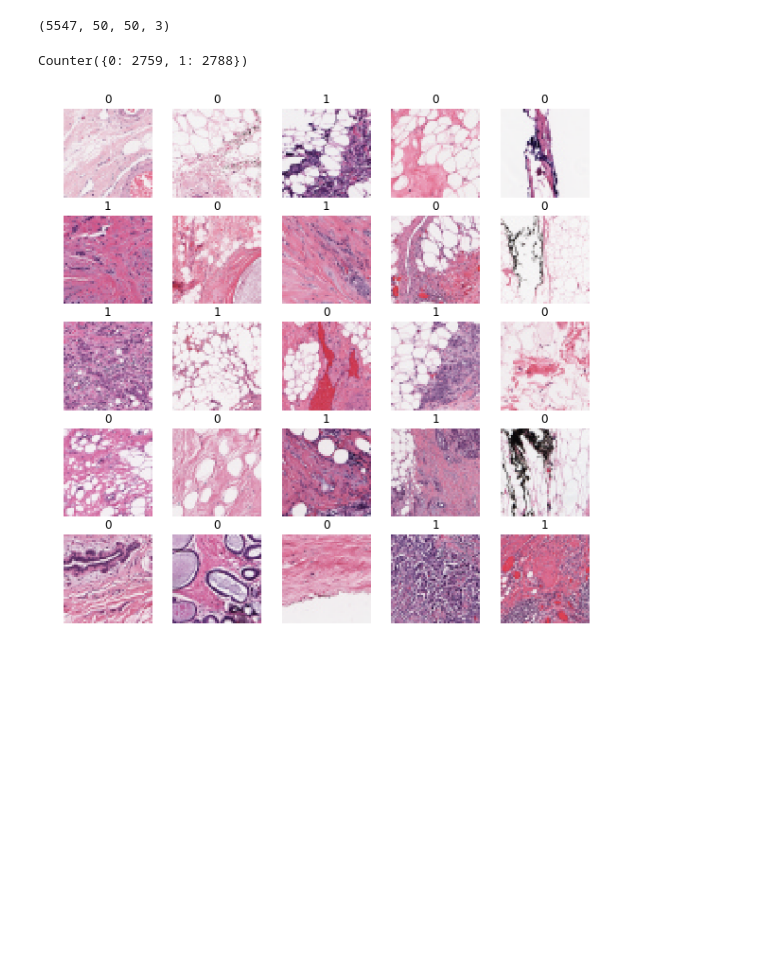
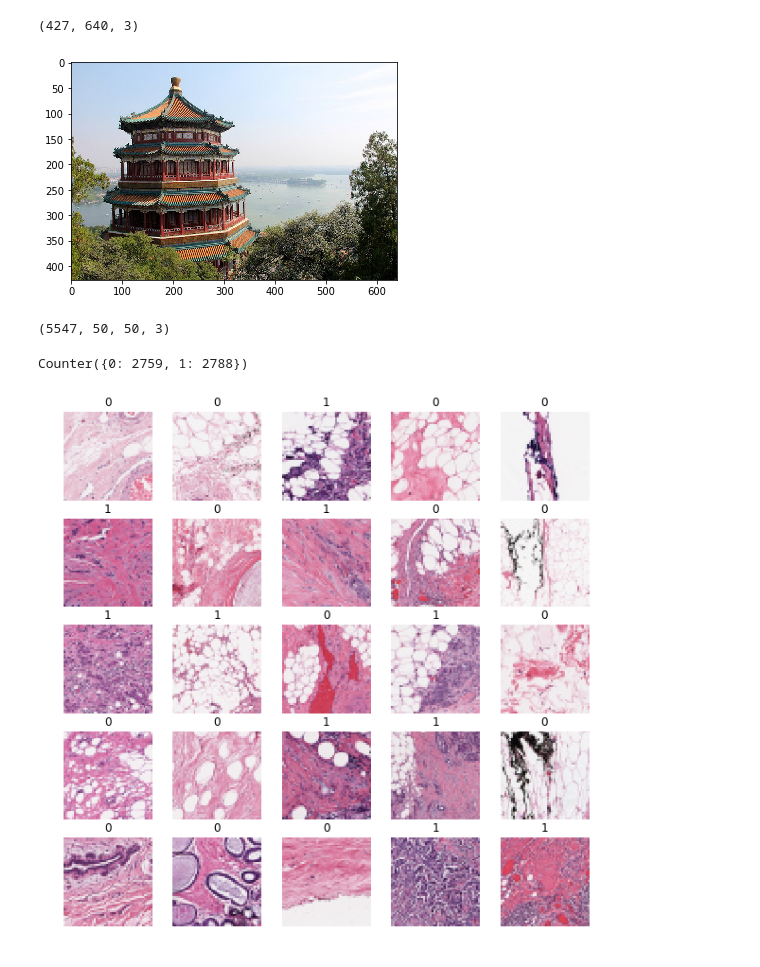
Before and after one commit to k821209/biobigdata, a Jupyter notebook: 5. ML_application.ipynb, the cells around one changed output. Cells and saved outputs as stored; diff of their text form; code cells hidden in the pictures; blank space fills up the shorter version.

```diff
--- a/5. ML_application.ipynb
+++ b/5. ML_application.ipynb
@@ -19,3 +23,14 @@ https://www.kaggle.com/
+# %%
+d = load_sample_images()
+# %%
+d.images[0].shape
+# %% [output]
+(427, 640, 3)
+# %%
+plt.imshow(d.images[0])
+plt.show()
+# %% [output]
+[figure, added]
 # %%
 X = np.load('./X.npy')
 # %%
```
Also changed, not shown: parts of 6 cells of this notebook, 1 other file.
